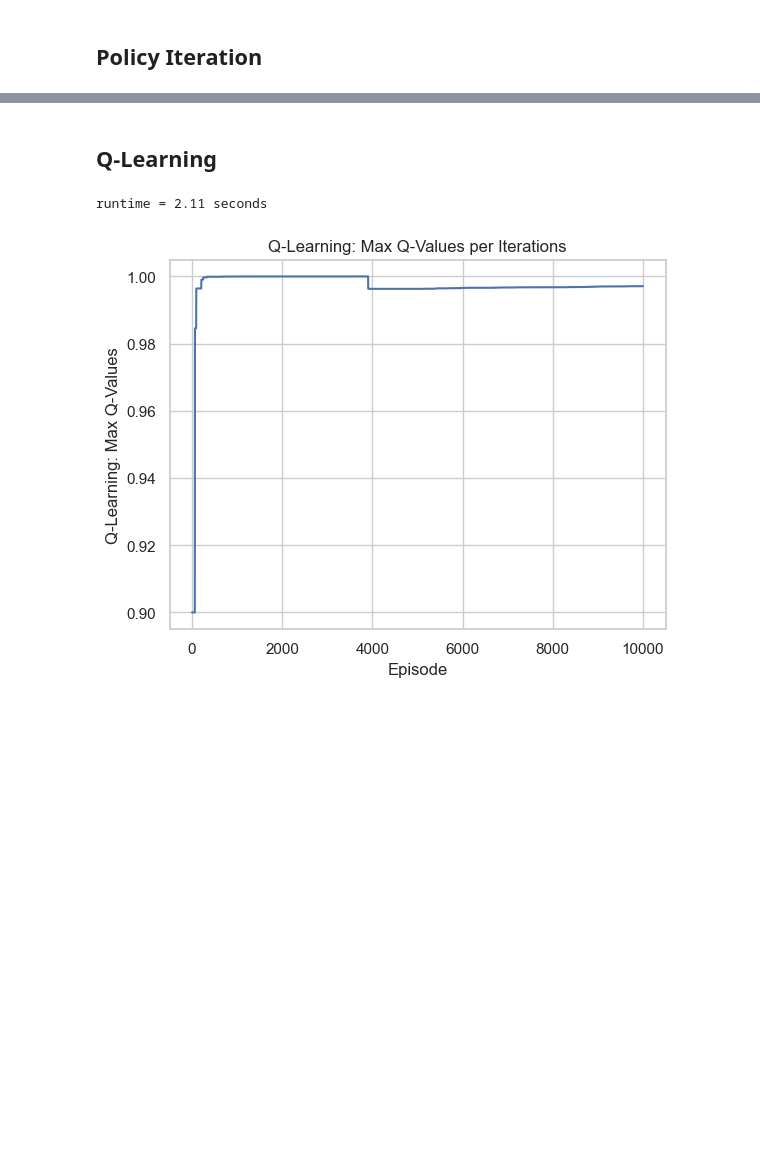
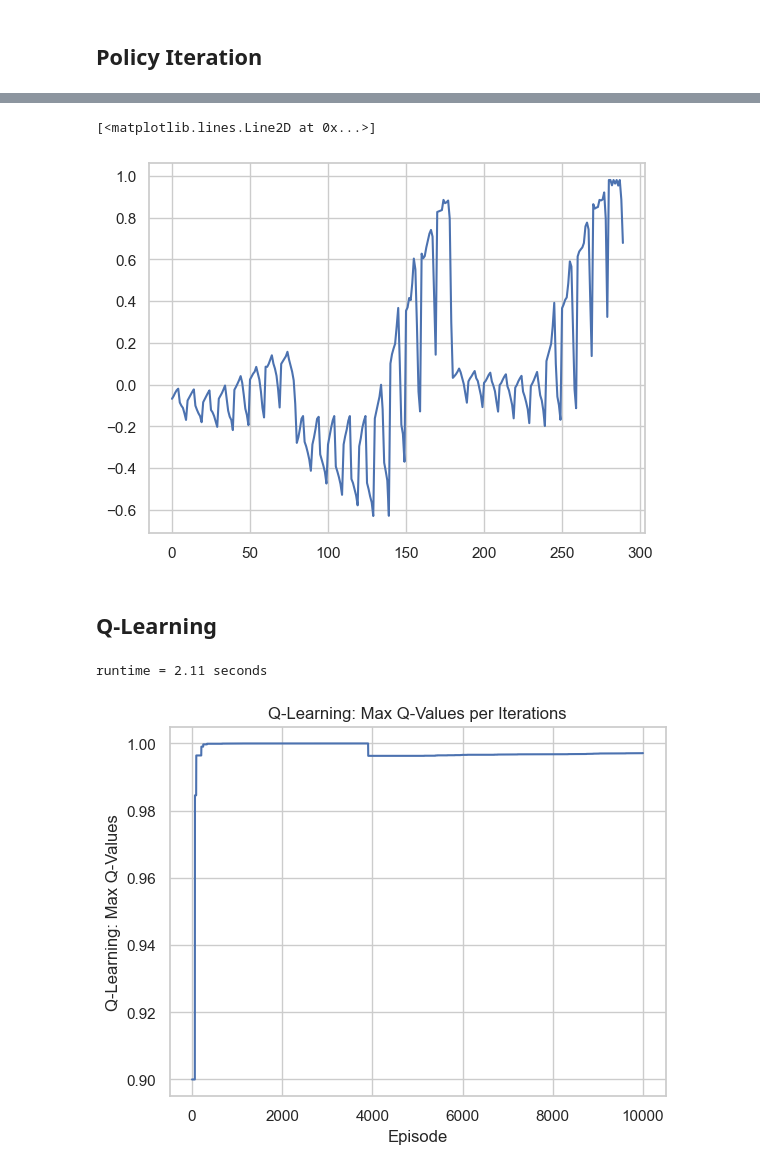
Before and after one commit to lboadi2/machine_learning, a Jupyter notebook: 4_reinforcement_learning/blackjack.ipynb, the cells around one changed output, grey strips where cells are left out. Cells and saved outputs as stored; diff of their text form; code cells hidden in the pictures; blank space fills up the shorter version.

```diff
--- a/4_reinforcement_learning/blackjack.ipynb
+++ b/4_reinforcement_learning/blackjack.ipynb
@@ -164,4 +169,9 @@ runtime = 0.41 seconds
 [figure]
+# %%
+plt.plot(V_track.mean(axis=0))
+# %% [output]
+[<matplotlib.lines.Line2D at 0x...>]
+[figure, added]
 # %% [markdown]
 ## Q-Learning
 # %%
```
Also changed, not shown: parts of 5 cells of this notebook, 1 other file.
